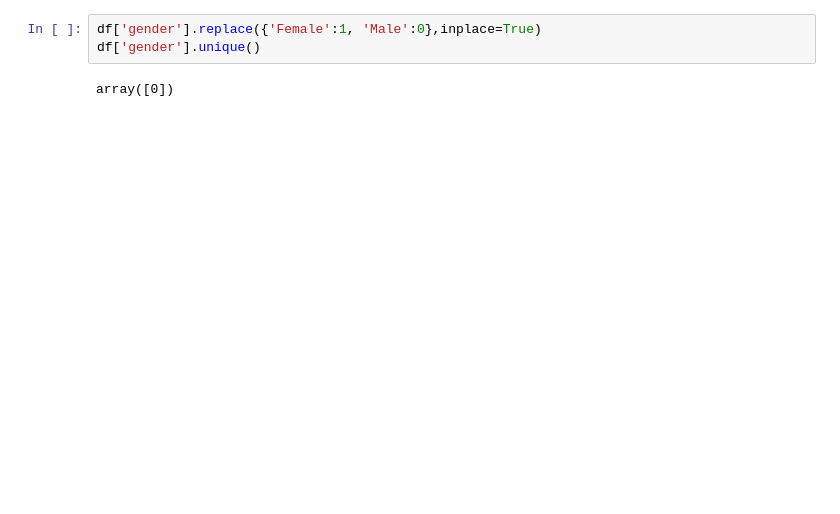
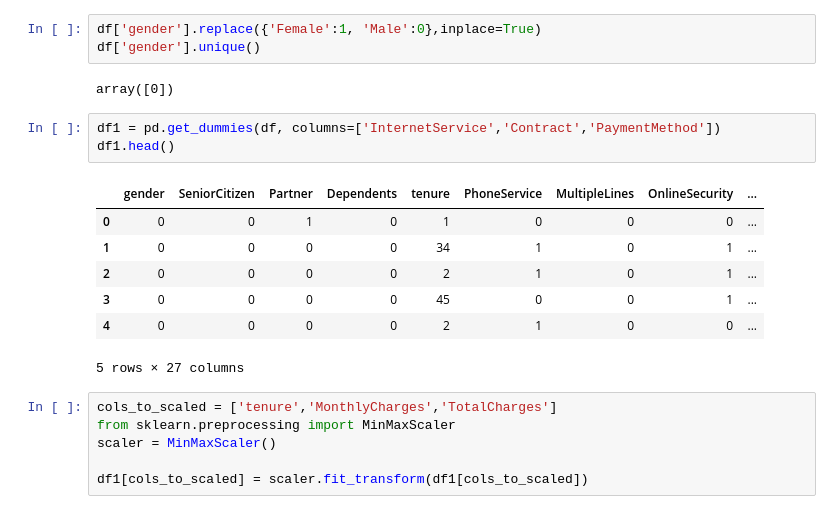
Before and after one commit to Surajpatra700/Deep-Learning_Project, a Jupyter notebook: Customer_churn_prediction_ANN.ipynb, the cells around one changed output. Cells and saved outputs as stored; diff of their text form; blank space fills up the shorter version.

```diff
--- a/Customer_churn_prediction_ANN.ipynb
+++ b/Customer_churn_prediction_ANN.ipynb
@@ -138,3 +138,20 @@ df['gender'].replace({'Female':1, 'Male':0},inplace=True)
 df['gender'].unique()
 # %% [output]
 array([0])
+# %%
+df1 = pd.get_dummies(df, columns=['InternetService','Contract','PaymentMethod'])
+df1.head()
+# %% [output]
+|  | gender | SeniorCitizen | Partner | Dependents | tenure | PhoneService | MultipleLines | OnlineSecurity | ... |
+| 0 | 0 | 0 | 1 | 0 | 1 | 0 | 0 | 0 | ... |
+| 1 | 0 | 0 | 0 | 0 | 34 | 1 | 0 | 1 | ... |
+| 2 | 0 | 0 | 0 | 0 | 2 | 1 | 0 | 1 | ... |
+| 3 | 0 | 0 | 0 | 0 | 45 | 0 | 0 | 1 | ... |
+| 4 | 0 | 0 | 0 | 0 | 2 | 1 | 0 | 0 | ... |
+5 rows × 27 columns
+# %%
+cols_to_scaled = ['tenure','MonthlyCharges','TotalCharges']
+from sklearn.preprocessing import MinMaxScaler
+scaler = MinMaxScaler()
+
+df1[cols_to_scaled] = scaler.fit_transform(df1[cols_to_scaled])
```
Also changed, not shown: parts of 11 cells of this notebook.
